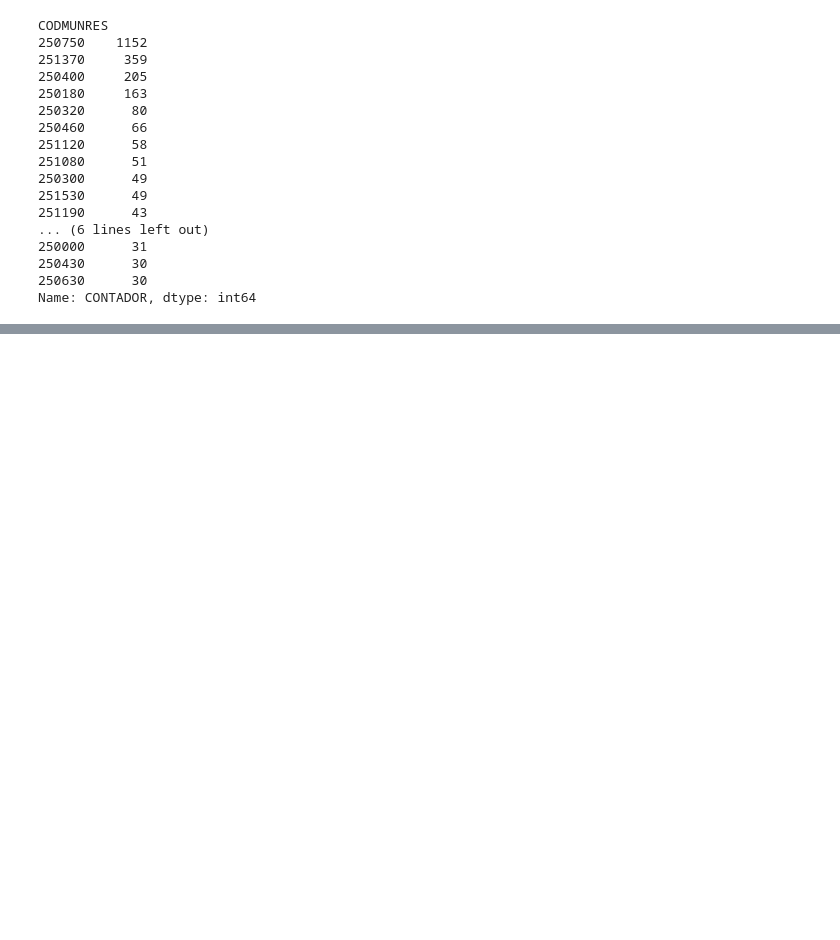
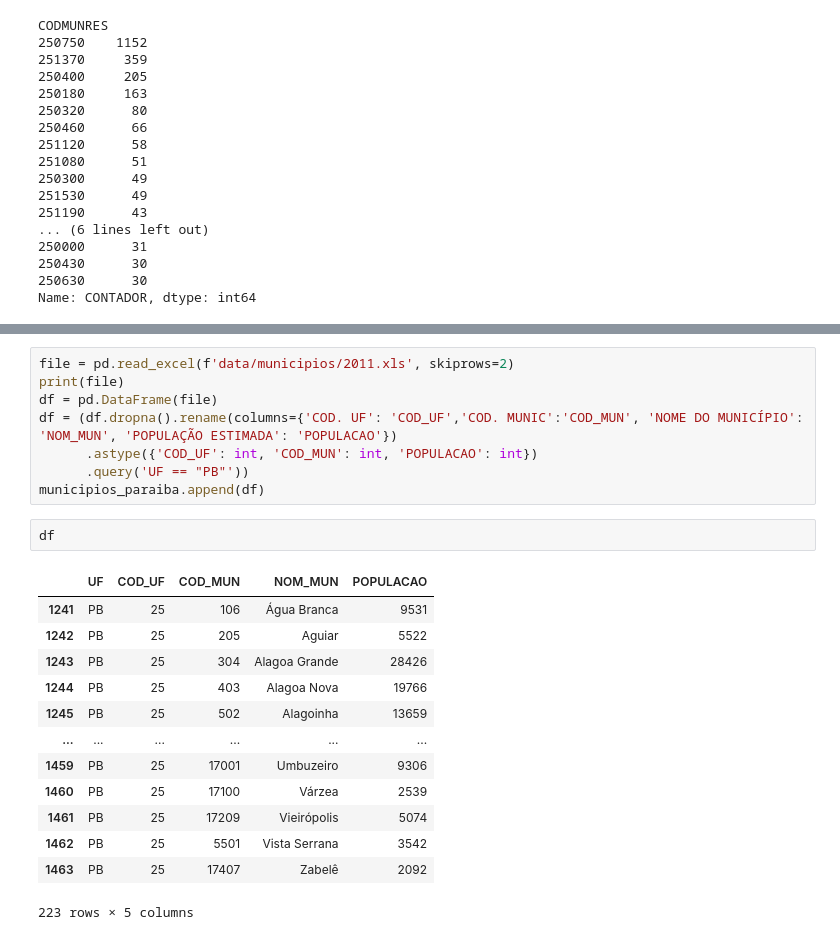
Before and after one commit to iagonmic/taxa-homicidio-pb, a Jupyter notebook: analise.ipynb, the cells around one changed output, grey strips where cells are left out. Saved outputs shown, nothing was run; the diff lists cells and outputs as text; blank space fills up the shorter version.

Commit message:
Adicionando população por município

```diff
--- a/analise.ipynb
+++ b/analise.ipynb
@@ -752,0 +767,24 @@ Name: CONTADOR, dtype: int64
+# %%
+file = pd.read_excel(f'data/municipios/2011.xls', skiprows=2)
+print(file)
+df = pd.DataFrame(file)
+df = (df.dropna().rename(columns={'COD. UF': 'COD_UF','COD. MUNIC':'COD_MUN', 'NOME DO MUNICÍPIO': 'NOM_MUN', 'POPULAÇÃO ESTIMADA': 'POPULACAO'})
+      .astype({'COD_UF': int, 'COD_MUN': int, 'POPULACAO': int})
+      .query('UF == "PB"'))
+municipios_paraiba.append(df)
+# %%
+df
+# %% [output]
+|  | UF | COD_UF | COD_MUN | NOM_MUN | POPULACAO |
+| 1241 | PB | 25 | 106 | Água Branca | 9531 |
+| 1242 | PB | 25 | 205 | Aguiar | 5522 |
+| 1243 | PB | 25 | 304 | Alagoa Grande | 28426 |
+| 1244 | PB | 25 | 403 | Alagoa Nova | 19766 |
+| 1245 | PB | 25 | 502 | Alagoinha | 13659 |
+| ... | ... | ... | ... | ... | ... |
+| 1459 | PB | 25 | 17001 | Umbuzeiro | 9306 |
+| 1460 | PB | 25 | 17100 | Várzea | 2539 |
+| 1461 | PB | 25 | 17209 | Vieirópolis | 5074 |
+| 1462 | PB | 25 | 5501 | Vista Serrana | 3542 |
+| 1463 | PB | 25 | 17407 | Zabelê | 2092 |
+223 rows × 5 columns
```
Also changed, not shown: parts of 18 cells of this notebook, 20 other files.
